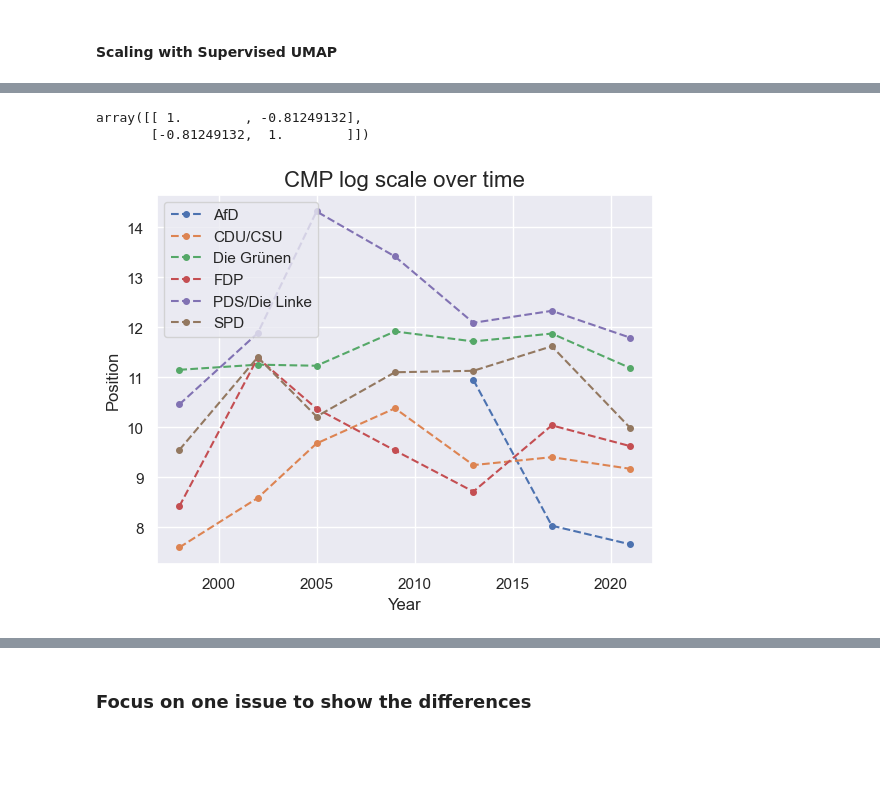
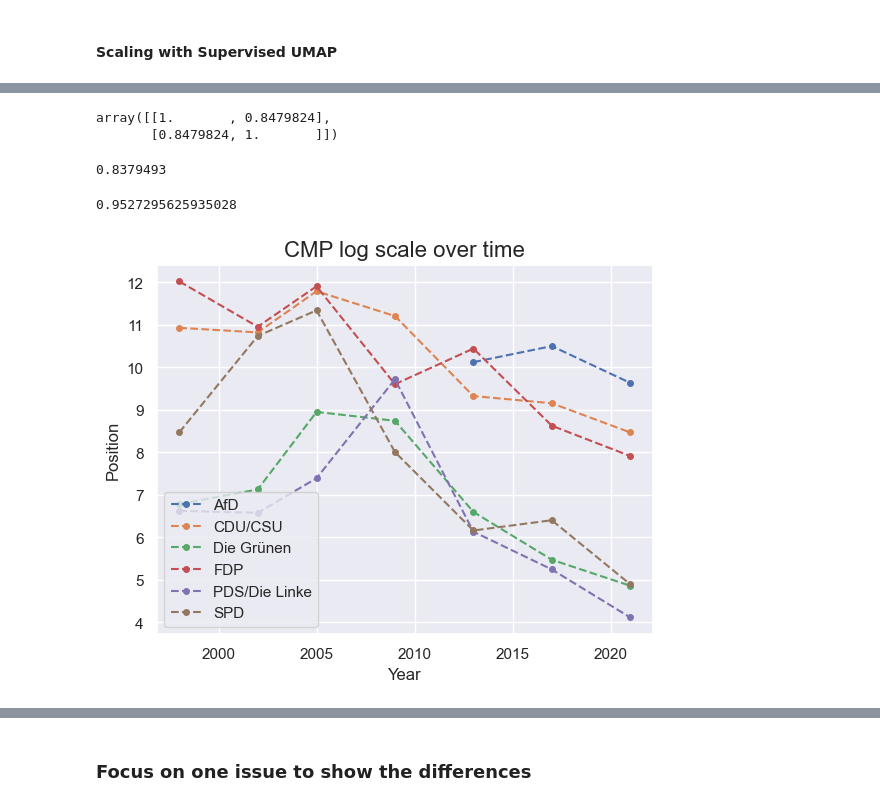
Before and after one commit to hungnguyen167/ContextScale, a Jupyter notebook: BERT_Scaler.ipynb, the cells around one changed output, grey strips where cells are left out. Saved outputs shown, nothing was run; the diff lists cells and outputs as text; code cells hidden in the pictures; blank space fills up the shorter version.

```diff
--- a/BERT_Scaler.ipynb
+++ b/BERT_Scaler.ipynb
@@ -478,7 +481,9 @@ np.savetxt('data/temps/embeds.csv',document_embed)
 #### Scaling with Supervised UMAP
 # %%
 from utils.functions import scale_topic
+# %%
+document_embed = np.loadtxt('data/temps/embeds.csv')
 # %%
-results = scale_topic(document_embed=document_embed, guide_labels=y, n_components=2, guidance_weight=0.8, random_state=seed_val)
+umap_s_scaled = scale_topic(document_embed=document_embed, guide_labels=y, n_components=2, guidance_weight=0.8, random_state=seed_val)
 # %% [output]
 UMAP(n_epochs=500, n_neighbors=500, random_state=1234, target_weight=0.8, verbose=True)
@@ -498,35 +503,47 @@ Fri Jun 16 13:05:07 2023 Finished embedding
 emb_mean_dict = {}
 for name, group in manifesto_deu_rgr.groupby(['party_agg','election']):
     idx = group.index
-    embed = results[idx]
+    embed = umap_s_scaled[idx]
     embed_mean = np.mean(embed, axis=0)
     emb_mean_dict.update({name: embed_mean})
 # %%
-final_embeds = np.stack(list(emb_mean_dict.values()))
+umap_s_embeds = np.stack(list(emb_mean_dict.values()))
 # %%
-np.corrcoef(relscale,final_embeds[:,0])
+np.corrcoef(relscale,umap_s_embeds[:,0])
 # %% [output]
-array([[ 1.        , -0.81249132],
-       [-0.81249132,  1.        ]])
+array([[1.       , 0.8479824],
+       [0.8479824, 1.       ]])
+# %%
+## Silhouette score
+umap_s_silscore = silhouette_score(umap_s_scaled, y.flatten())
+umap_s_silscore
+# %% [output]
+0.8379493
+# %%
+## Trustworthiness
+umap_s_trust = trustworthiness(document_embed, umap_s_scaled, n_neighbors=5)
+umap_s_trust
+# %% [output]
+0.9527295625935028
 # %%
 labels = ['_'.join([str(n) for n in name]) for name, group in manifesto_deu.groupby(['party_agg','election'])]
 party = [lab.split('_')[0] for lab in labels]
 year = [int(lab.split('_')[1]) for lab in labels]
 #sentiment = [lab.split('_')[2] for lab in labels]
 
 
-df = pd.DataFrame({'dim1': final_embeds[:,0], 'dim2': final_embeds[:,1],'party': party, 'year': year, 'lr_prop': relscale, 'lr_log': logscale, 'lr_abs': absscale}) #,'dim2': score[:,1]
+df = pd.DataFrame({'dim1': umap_s_embeds[:,0], 'party': party, 'year': year, 'lr_prop': relscale, 'lr_log': logscale, 'lr_abs': absscale}) #,'dim2': score[:,1]
 import matplotlib.pyplot as plt
 sns.set_theme()
 fig, ax = plt.subplots()
 ax.margins(0.05) # Optional, just adds 5% padding to the autoscaling
 for name, group in df.groupby('party'):
     ax.plot(group.year,group.dim1, marker='o', linestyle='dashed', ms=4, label=name)
 ax.legend()
 ax.set_xlabel('Year')
 ax.set_ylabel('Position')
 ax.set_title('CMP log scale over time', fontdict={'fontsize':16})
 plt.plot()
 plt.savefig('results/tabs and figs/figure5.png', dpi=300)
 # %% [output]
-[figure, old version]
+[figure, new version]
```
Also changed, not shown: parts of 248 cells of this notebook, 8 other files.
